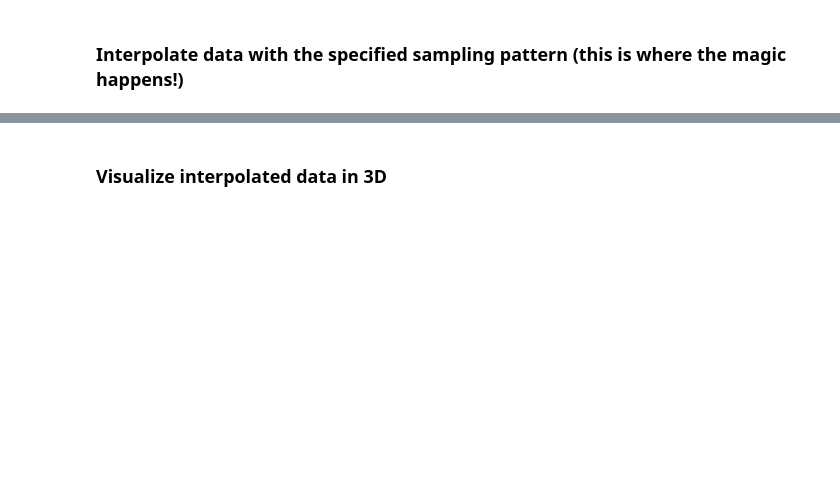
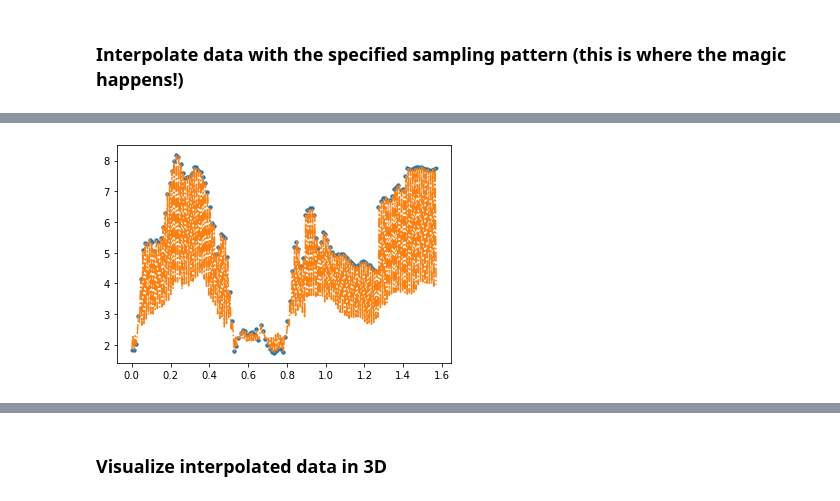
Before and after one commit to kdrushka/model-subsampling, a Jupyter notebook: testing/osse_code.ipynb, the cells around one changed output, grey strips where cells are left out. Cells and saved outputs as stored; diff of their text form; code cells hidden in the pictures; blank space fills up the shorter version.

```diff
--- a/testing/osse_code.ipynb
+++ b/testing/osse_code.ipynb
@@ -129,0 +183,25 @@ sdata, sh_true = survey_interp(ds, survey_track, survey_indices)
+# %%
+# test if the above regridding is correct by plotting the data at one level as a time series
+# NOPE.
+
+# shallowest
+zpl = np.max(sdata['dep'].data)
+this_var_onedep = sdata[vbl].where(sdata.dep == zpl, drop=True)
+this_var_reshaped_onedep = this_var_reshape[0,:]
+
+# # deepest
+# zpl = np.min(sdata['dep'].data)
+# this_var_onedep = sdata[vbl].where(sdata.dep == zpl, drop=True)
+# this_var_reshaped_onedep = this_var_reshape[494,:]
+# print(zpl)
+
+
+tpl = np.linspace(0,np.max(sdata['time']),len(this_var_reshaped_onedep))
+
+
+plt.plot(sdata['time'].where(sdata.dep == zpl, drop=True).data, this_var_onedep.data,'.')
+plt.plot(tpl,this_var_reshaped_onedep,'-.')
+
+plt.show()
+# %% [output]
+[figure, added]
```
Also changed, not shown: parts of 33 cells of this notebook, 1 other file.
